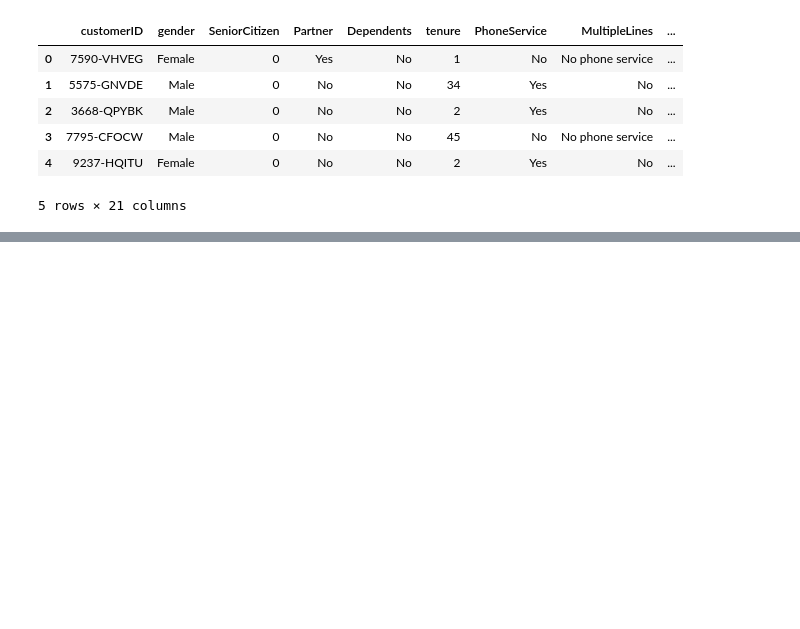
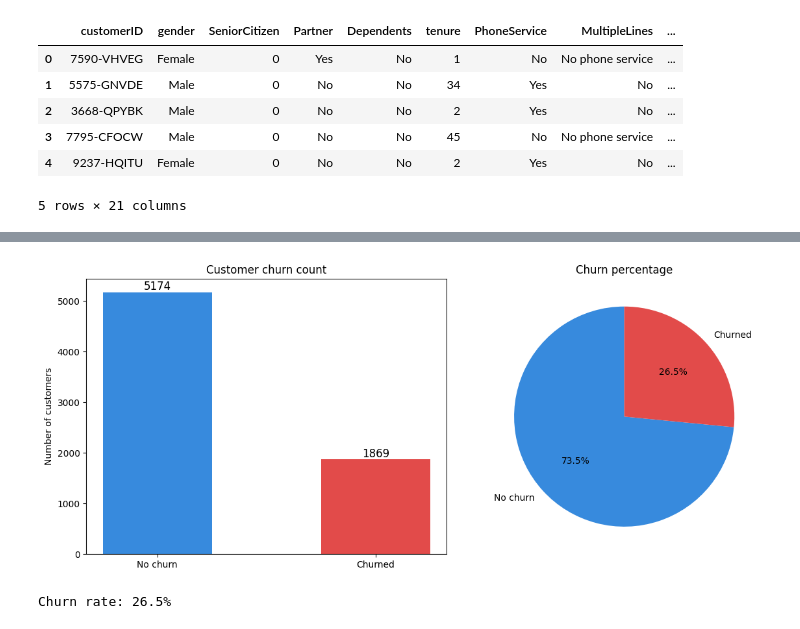
Before and after one commit to beatriceishaku/Customer-Churn-Prediction, a Jupyter notebook: notebooks/01_eda.ipynb, the cells around one changed output, grey strips where cells are left out. Saved outputs shown, nothing was run; the diff lists cells and outputs as text; code cells hidden in the pictures; blank space fills up the shorter version.

Commit message:
Add EDA notebook with churn analysis and charts

```diff
--- a/notebooks/01_eda.ipynb
+++ b/notebooks/01_eda.ipynb
@@ -17,0 +54,28 @@ df.head()
+# %%
+churn_counts = df['Churn'].value_counts()
+churn_pct = df['Churn'].value_counts(normalize=True) * 100
+
+fig, axes = plt.subplots(1, 2, figsize=(12, 5))
+
+axes[0].bar(['No churn', 'Churned'],
+            churn_counts.values,
+            color=['#378ADD', '#E24B4A'],
+            width=0.5)
+axes[0].set_title('Customer churn count')
+axes[0].set_ylabel('Number of customers')
+for i, v in enumerate(churn_counts.values):
+    axes[0].text(i, v + 50, str(v), ha='center', fontsize=12)
+
+axes[1].pie(churn_pct.values,
+            labels=['No churn', 'Churned'],
+            colors=['#378ADD', '#E24B4A'],
+            autopct='%1.1f%%',  startangle=90)
+axes[1].set_title('Churn percentage')
+
+plt.tight_layout()
+plt.savefig('../churn_rate.png', dpi=150)
+plt.show()
+print(f"\nChurn rate: {churn_pct['Yes']:.1f}%")
+# %% [output]
+[figure, added]
+Churn rate: 26.5%
```
Also changed, not shown: parts of 5 cells of this notebook, 4 other files.
